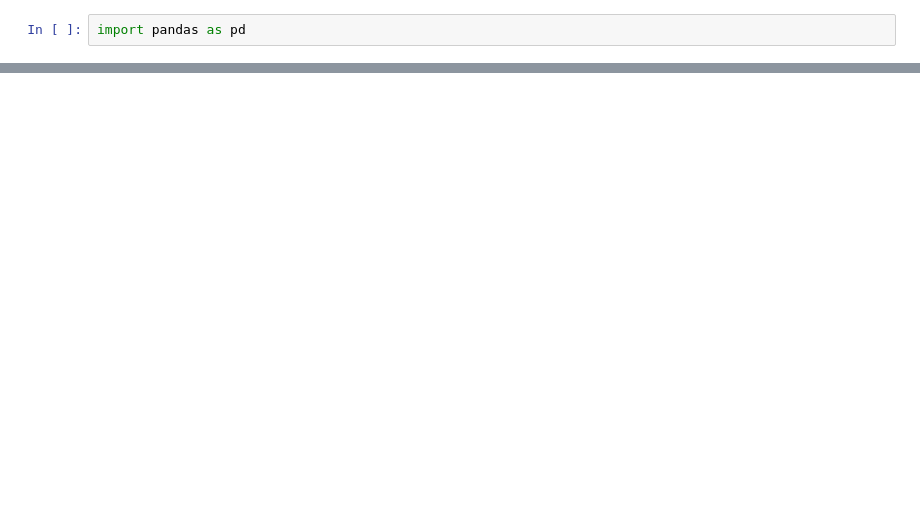
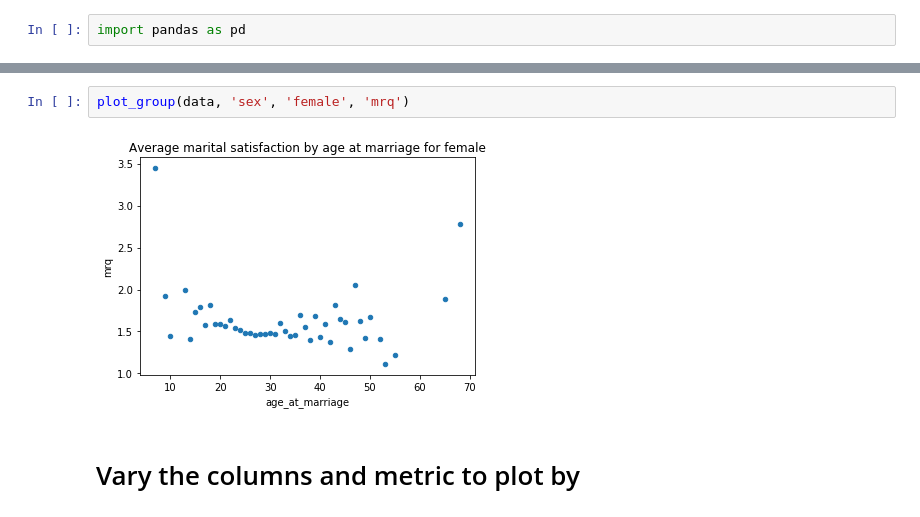
Before and after one commit to elliotmoose/AgeAndMaritalSatisfaction, a Jupyter notebook: exploration.ipynb, the cells around one changed output, grey strips where cells are left out. Saved outputs shown, nothing was run; the diff lists cells and outputs as text; blank space fills up the shorter version.

```diff
--- a/exploration.ipynb
+++ b/exploration.ipynb
@@ -198,0 +178,6 @@ by_country_age.loc[by_country_age.loc[:, 'Item number'] == 'HongKong', :].plot(x
+# %%
+plot_group(data, 'sex', 'female', 'mrq')
+# %% [output]
+[figure, added]
+# %% [markdown]
+# Vary the columns and metric to plot by
```
Also changed, not shown: parts of 29 cells of this notebook.
